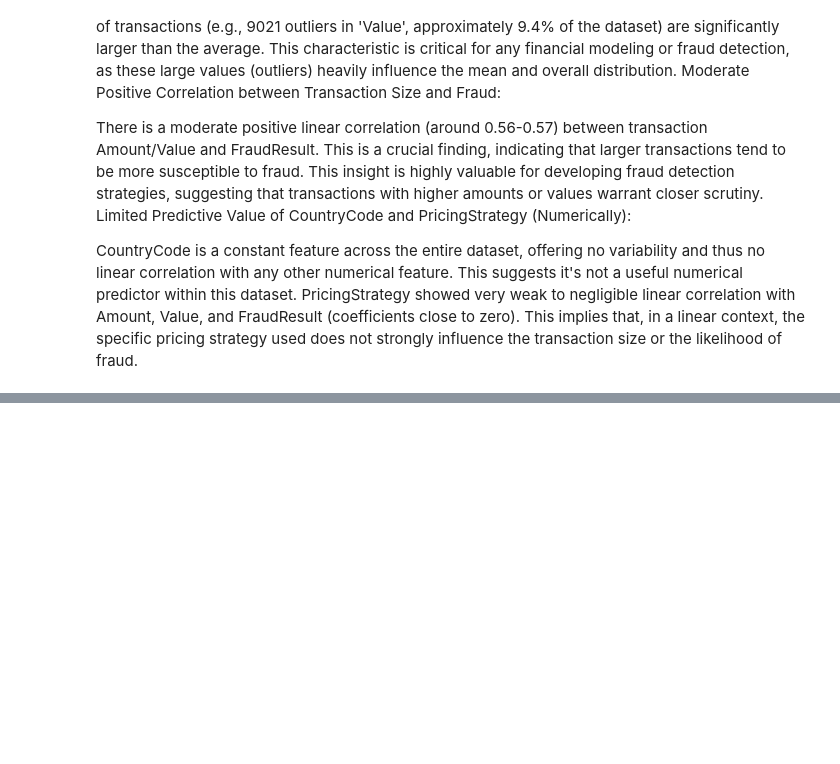
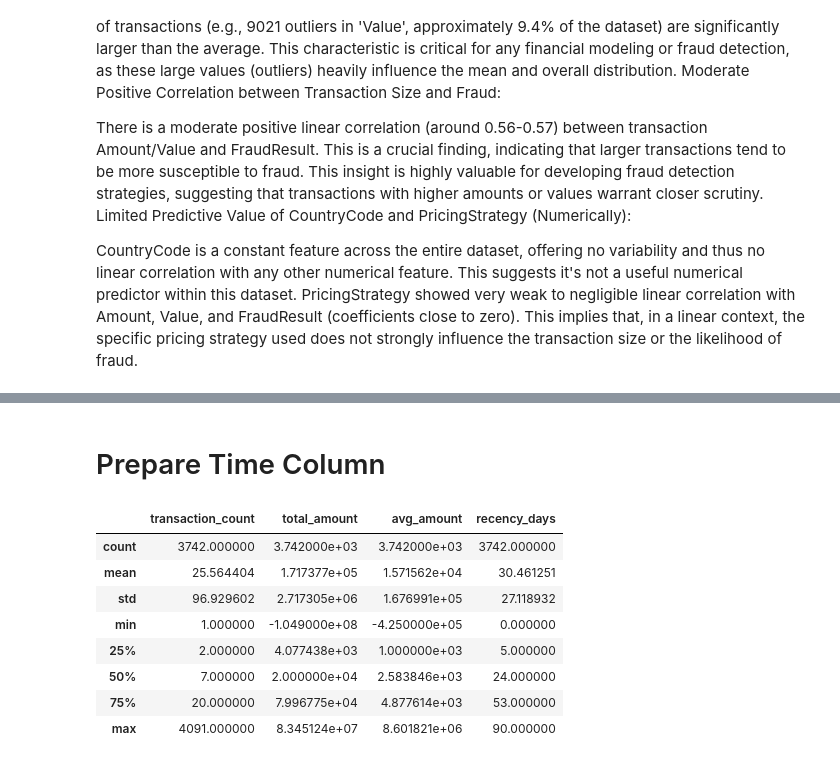
Before and after one commit to Habtu32/credit-risk-model, a Jupyter notebook: notebooks/eda.ipynb, the cells around one changed output, grey strips where cells are left out. Cells and saved outputs as stored; diff of their text form; code cells hidden in the pictures; blank space fills up the shorter version.

```diff
--- a/notebooks/eda.ipynb
+++ b/notebooks/eda.ipynb
@@ -157,0 +208,2 @@ PricingStrategy showed very weak to negligible linear correlation with Amount, V
+# %% [markdown]
+# Prepare Time Column
@@ -157,0 +214,25 @@ PricingStrategy showed very weak to negligible linear correlation with Amount, V
+# %%
+reference_date = df['TransactionStartTime'].max()
+# %%
+customer_features = df.groupby('CustomerId').agg(
+    transaction_count=('TransactionId', 'count'),
+    total_amount=('Amount', 'sum'),
+    avg_amount=('Amount', 'mean'),
+    last_transaction_date=('TransactionStartTime', 'max')
+).reset_index()
+# %%
+customer_features['recency_days'] = (
+    reference_date - customer_features['last_transaction_date']
+).dt.days
+# %%
+customer_features.describe()
+# %% [output]
+|  | transaction_count | total_amount | avg_amount | recency_days |
+| count | 3742.000000 | 3.742000e+03 | 3.742000e+03 | 3742.000000 |
+| mean | 25.564404 | 1.717377e+05 | 1.571562e+04 | 30.461251 |
+| std | 96.929602 | 2.717305e+06 | 1.676991e+05 | 27.118932 |
+| min | 1.000000 | -1.049000e+08 | -4.250000e+05 | 0.000000 |
+| 25% | 2.000000 | 4.077438e+03 | 1.000000e+03 | 5.000000 |
+| 50% | 7.000000 | 2.000000e+04 | 2.583846e+03 | 24.000000 |
+| 75% | 20.000000 | 7.996775e+04 | 4.877614e+03 | 53.000000 |
+| max | 4091.000000 | 8.345124e+07 | 8.601821e+06 | 90.000000 |
```
Also changed, not shown: parts of 13 cells of this notebook.
